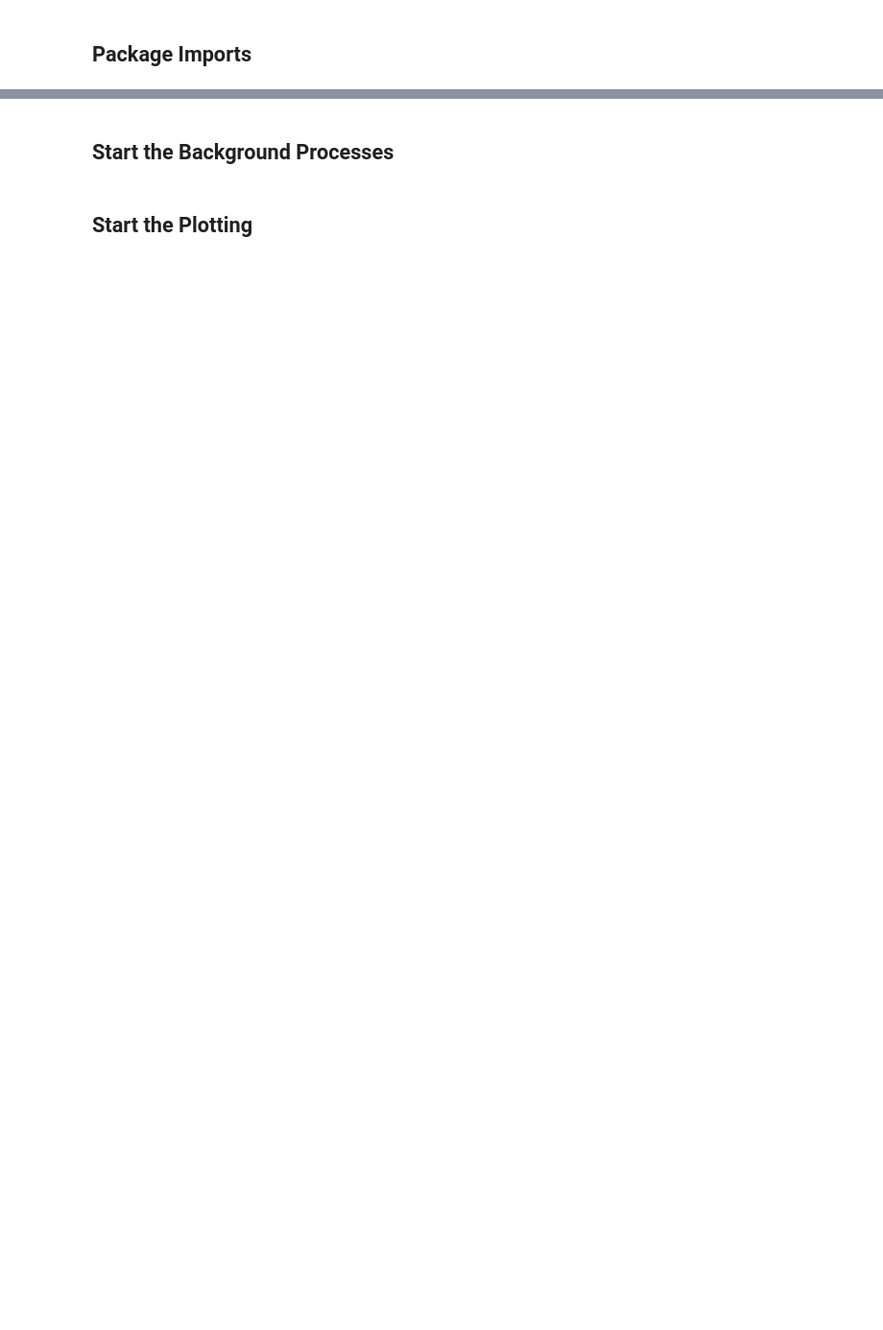
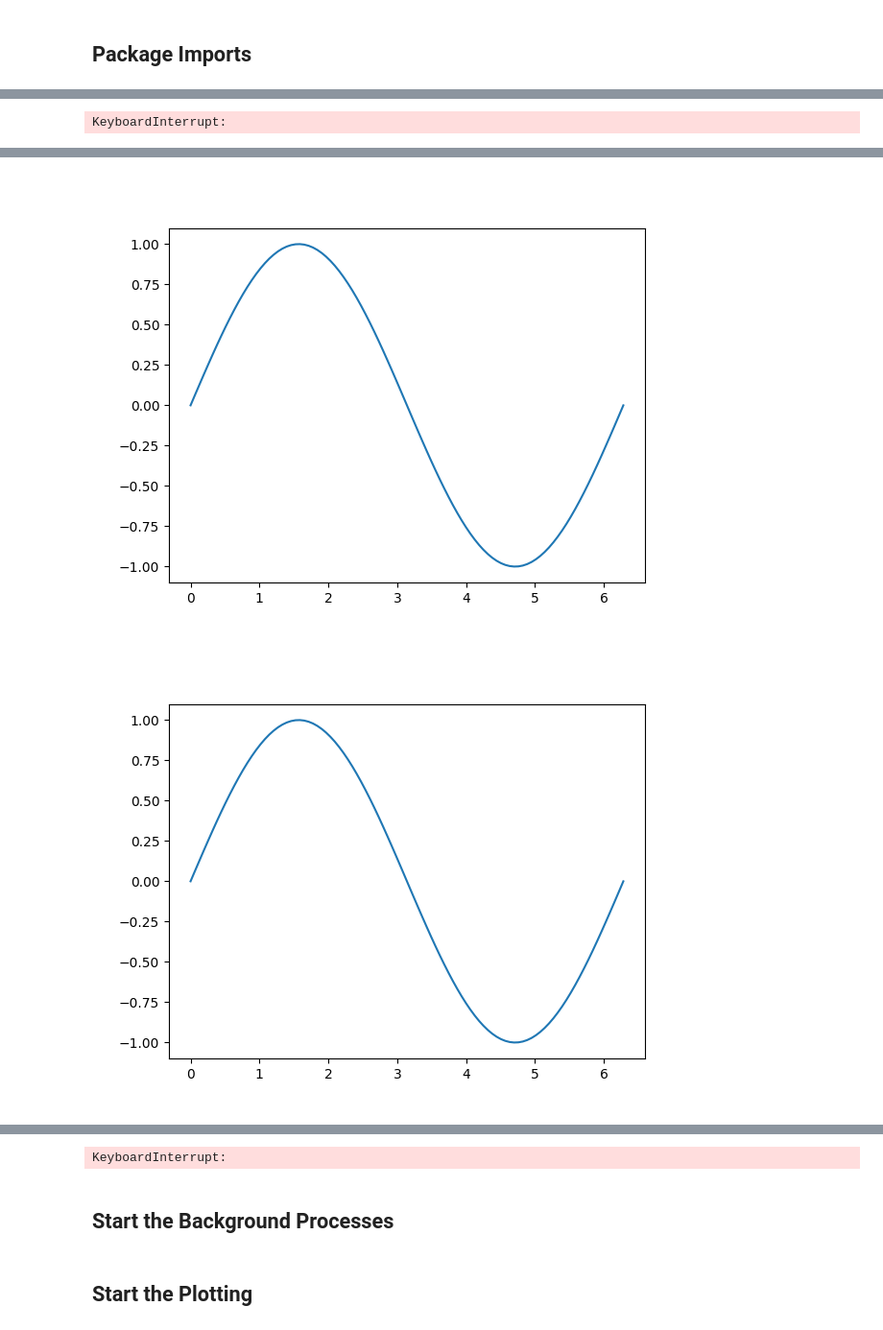
Before and after one commit to twilkening/ae8803, a Jupyter notebook: Final_Project/1_process_live_data.ipynb, the cells around one changed output, grey strips where cells are left out. Shown at 96% size. Saved outputs shown, nothing was run; the diff lists cells and outputs as text; code cells hidden in the pictures; blank space fills up the shorter version.

Commit message:
failing to get plots to update live in JupyterLab notebook

```diff
--- a/Final_Project/1_process_live_data.ipynb
+++ b/Final_Project/1_process_live_data.ipynb
@@ -51,0 +63,8 @@ logging.basicConfig(
+# %%
+x = np.linspace(0, 2 * np.pi, 100)
+y = np.sin(x)
+source = ColumnDataSource(data={'x': x, 'y': y})
+
+plot = figure(title='Dynamic Sine Wave', plot_height=300, plot_width=600)
+plot.line('x', 'y', source=source)
+handle = show(plot, notebook_handle=True)
@@ -52,13 +74,24 @@ logging.basicConfig(
+# %%
+for i in range(100):
+    y = np.sin(x + i / 10.0)
+    source.data = {'x': x, 'y': y}  # Update the data in the ColumnDataSource
+    push_notebook(handle=handle)  # Push updates to the plot
+    time.sleep(1)  # Pause to allow observation of changes
+# %% [output]
+KeyboardInterrupt:
 # %%
+plt.ion()
 x = np.linspace(0, 2 * np.pi, 100)
 fig, ax = plt.subplots()
 line, = ax.plot(x, np.sin(x))
+
+plt.show()
 
 for i in range(100):
     line.set_ydata(np.sin(x + i / 10.0))  # Update the data
     ax.draw_artist(ax.patch)              # Redraw the background
     ax.draw_artist(line)                  # Redraw the line
-    fig.canvas.draw()                     # Redraw the canvas
+    plt.draw()                     # Redraw the canvas
     fig.canvas.flush_events()             # Process UI events
-    time.sleep(0.1)                       # Pause briefly to show updates
+    plt.pause(0.2)                       # Pause briefly to show updates
 # %% [output]
@@ -66,0 +98,2 @@ for i in range(100):
+[figure, added]
+[figure, added]
@@ -67,3 +107,4 @@ for i in range(100):
+KeyboardInterrupt:
 # %% [markdown]
 ## Start the Background Processes
 # %%
```
Also changed, not shown: parts of 4 cells of this notebook, 1 other file.
